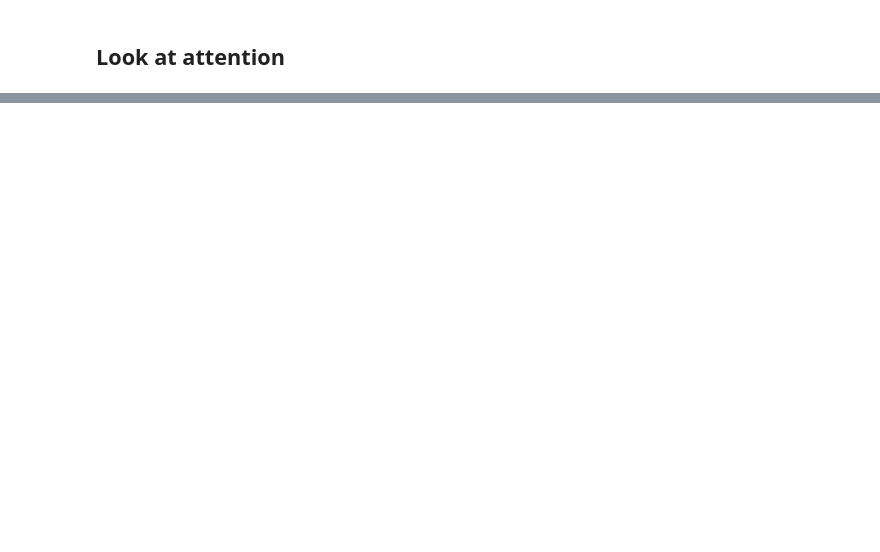
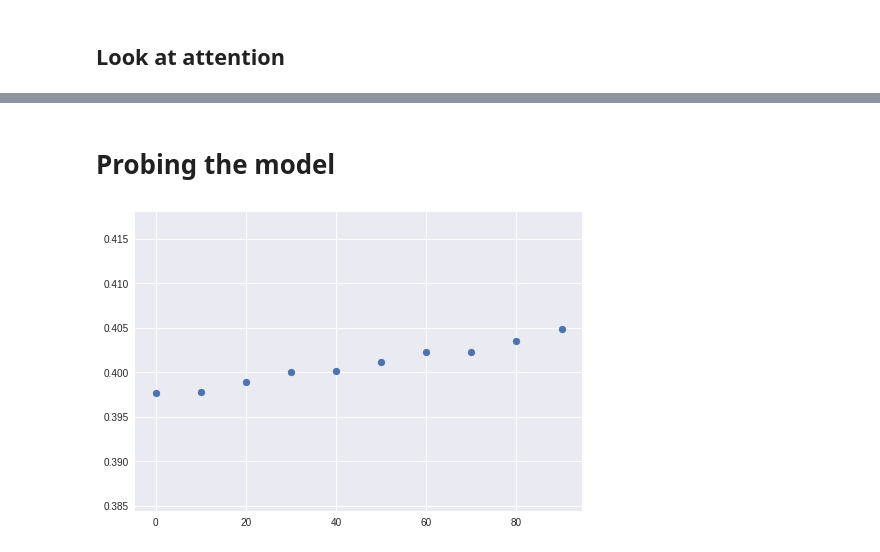
Before and after one commit to dantegates/mlb-statcast, a Jupyter notebook: deep-learning.ipynb, the cells around one changed output, grey strips where cells are left out. Drawn from its saved outputs; the diff is of its cells as text; code cells hidden in the pictures; blank space fills up the shorter version.

```diff
--- a/deep-learning.ipynb
+++ b/deep-learning.ipynb
@@ -1217,0 +1266,18 @@ J.  T.   Realmuto grounds out, shortstop Asdrubal Cabrera to first baseman Rhys
+# %% [markdown]
+# Probing the model
+# %%
+import matplotlib.pyplot as plt
+plt.style.use('seaborn')
+atbat = df[df.game_pk.eq(examples[1][0]) & df.at_bat_number.eq(examples[1][1])].copy()
+predictions = []
+probe = np.arange(0, 10) * 10
+for total_pitch_number_begin in probe:
+    atbat['total_pitch_number'] = atbat.total_pitch_number - atbat.total_pitch_number.min() + total_pitch_number_begin
+    atbat['inning'] = total_pitch_number_begin // 15
+    xx = featurize_at_bat(atbat)[0]
+    xx = {k: np.expand_dims(v, axis=0) for k, v in xx.items()}
+    predictions.append(nonlinear_model.predict(xx)[0][0])
+plt.scatter(probe, predictions)
+plt.savefig('deep-learning-static/probing-model-pitch-number.png')
+# %% [output]
+[figure, added]
```
Also changed, not shown: parts of 21 cells of this notebook, 19 other files.
